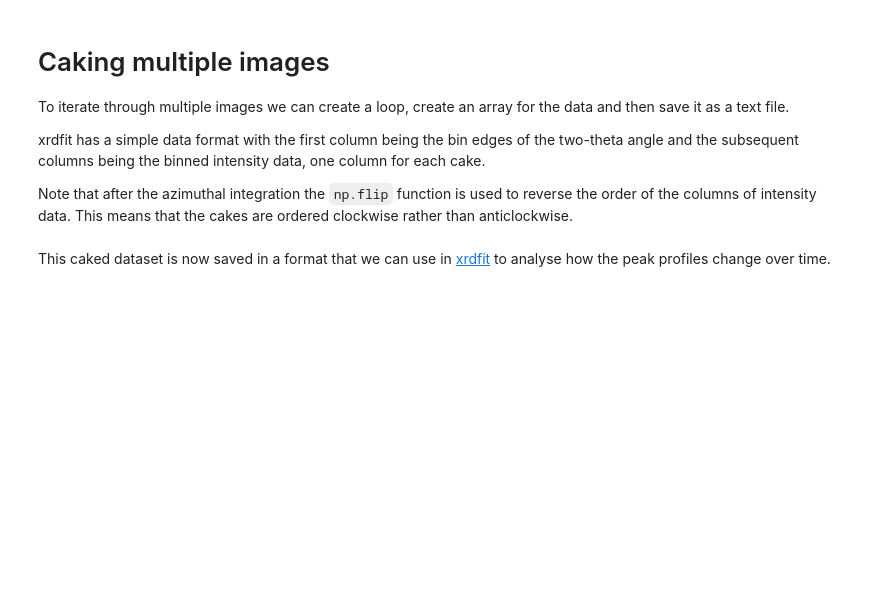
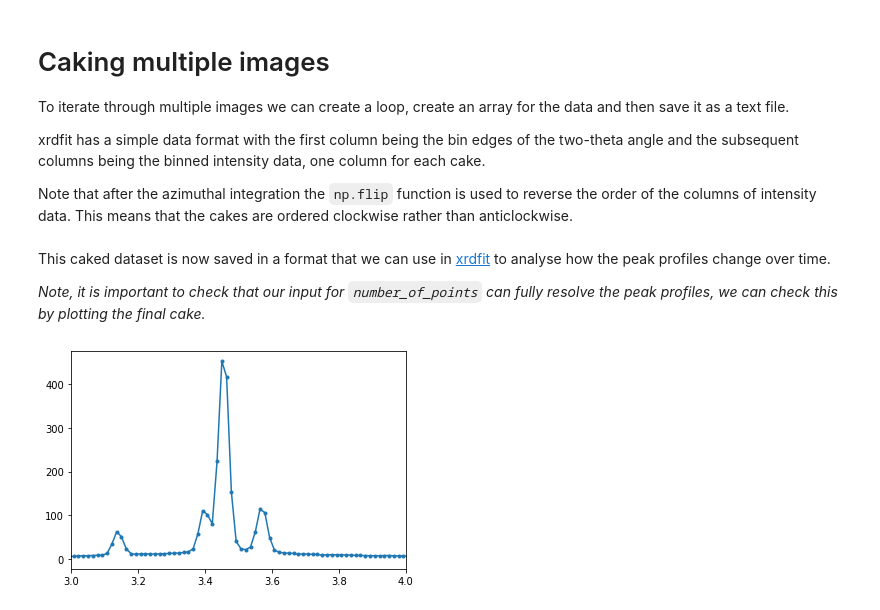
Before and after one commit to LightForm-group/pyFAI-integration-caking, a Jupyter notebook: pyFAI-caking.ipynb, the cells around one changed output. Saved outputs shown, nothing was run; the diff lists cells and outputs as text; code cells hidden in the pictures; blank space fills up the shorter version.

```diff
--- a/pyFAI-caking.ipynb
+++ b/pyFAI-caking.ipynb
@@ -163,3 +247,10 @@ for image_path in image_list:
 # %% [markdown]
 This caked dataset is now saved in a format that we can use in [xrdfit](https://xrdfit.readthedocs.io/en/stable/) to
  analyse how the peak profiles change over time.
+
+*Note, it is important to check that our input for `number_of_points` can fully resolve the peak profiles, we can check this by plotting the final cake.*
+# %%
+plt.plot(result_array[:,0],result_array[:,2], marker = ".")
+plt.xlim(3,4);
+# %% [output]
+[figure, added]
```
Also changed, not shown: parts of 13 cells of this notebook.
